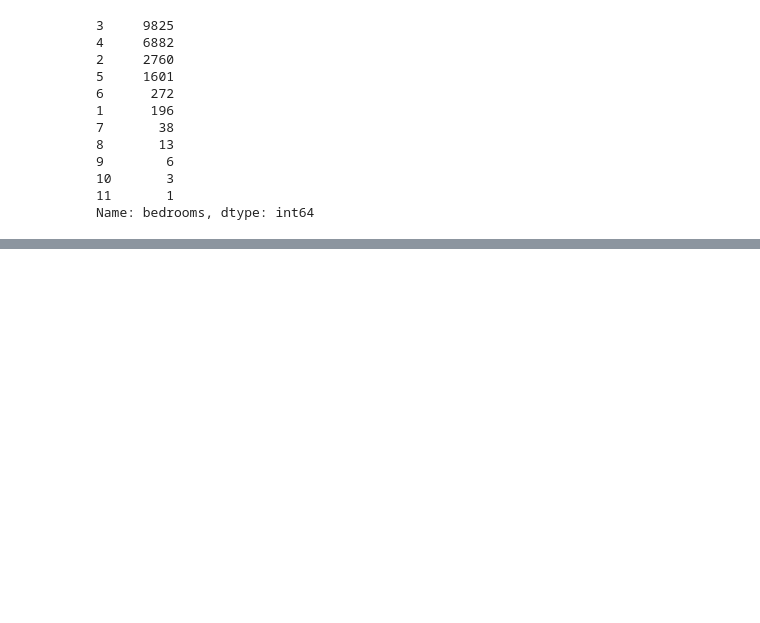
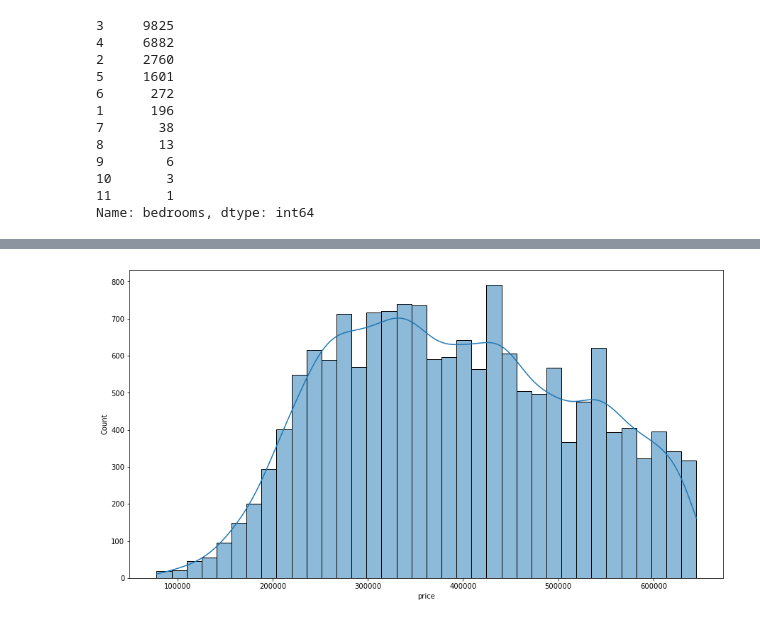
Before and after one commit to aishabaitemirovaothman/phase2_project_group7, a Jupyter notebook: stevensnotebook.ipynb, the cells around one changed output, grey strips where cells are left out. Drawn from its saved outputs; the diff is of its cells as text; code cells hidden in the pictures; blank space fills up the shorter version.

```diff
--- a/stevensnotebook.ipynb
+++ b/stevensnotebook.ipynb
@@ -152,0 +258,2 @@ pd.plotting.scatter_matrix(df, figsize=(10,12));
+# %%
+normdf = skinnydf[skinnydf['price'] <= 645000]
@@ -152,0 +272,5 @@ pd.plotting.scatter_matrix(df, figsize=(10,12));
+# %%
+plt.figure(figsize = (15,8))
+sns.histplot(normdf['price'], kde=True);
+# %% [output]
+[figure, added]
```
Also changed, not shown: parts of 30 cells of this notebook.
